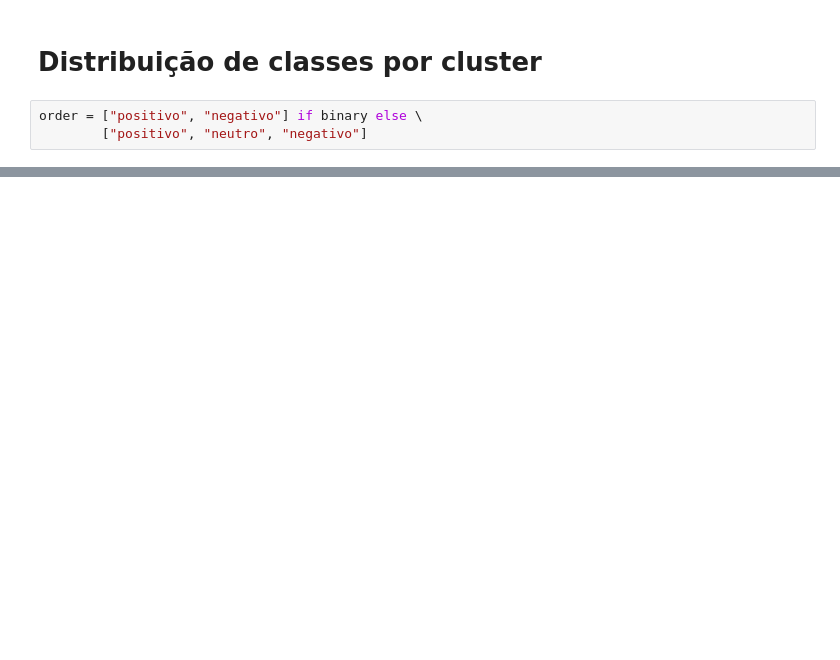
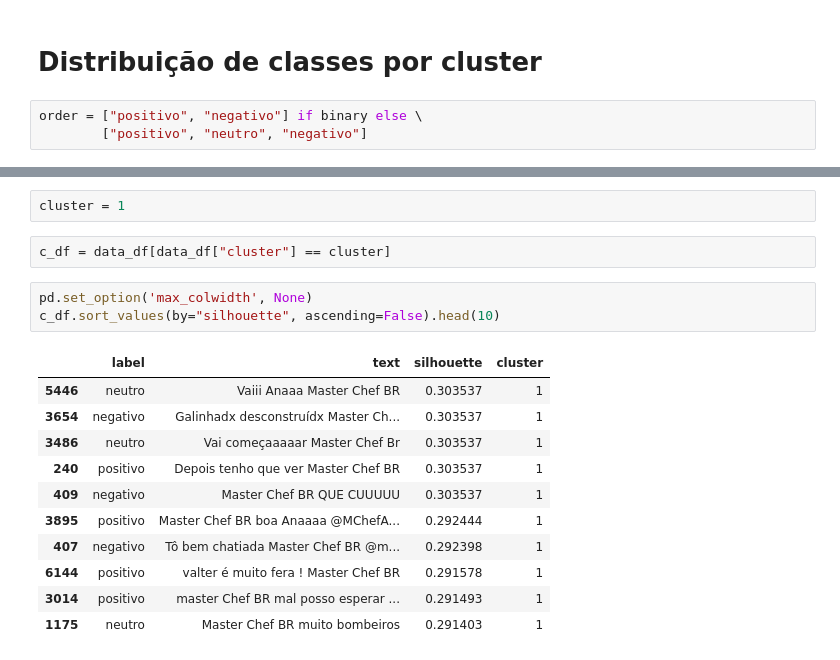
Before and after one commit to kenzosakiyama/tweet_clustering, a Jupyter notebook: sparse_clustering.ipynb, the cells around one changed output, grey strips where cells are left out. Drawn from its saved outputs; the diff is of its cells as text; blank space fills up the shorter version.

```diff
--- a/sparse_clustering.ipynb
+++ b/sparse_clustering.ipynb
@@ -182,0 +215,19 @@ Text(0.5, 0, 'Cluster 1')
+# %%
+cluster = 1
+# %%
+c_df = data_df[data_df["cluster"] == cluster]
+# %%
+pd.set_option('max_colwidth', None)
+c_df.sort_values(by="silhouette", ascending=False).head(10)
+# %% [output]
+|  | label | text | silhouette | cluster |
+| 5446 | neutro | Vaiii Anaaa Master Chef BR | 0.303537 | 1 |
+| 3654 | negativo | Galinhadx desconstruídx Master Ch... | 0.303537 | 1 |
+| 3486 | neutro | Vai começaaaaar Master Chef Br | 0.303537 | 1 |
+| 240 | positivo | Depois tenho que ver Master Chef BR | 0.303537 | 1 |
+| 409 | negativo | Master Chef BR QUE CUUUUU | 0.303537 | 1 |
+| 3895 | positivo | Master Chef BR boa Anaaaa @MChefA... | 0.292444 | 1 |
+| 407 | negativo | Tô bem chatiada Master Chef BR @m... | 0.292398 | 1 |
+| 6144 | positivo | valter é muito fera ! Master Chef BR | 0.291578 | 1 |
+| 3014 | positivo | master Chef BR mal posso esperar ... | 0.291493 | 1 |
+| 1175 | neutro | Master Chef BR muito bombeiros | 0.291403 | 1 |
```
Also changed, not shown: parts of 16 cells of this notebook, 2 other files.
